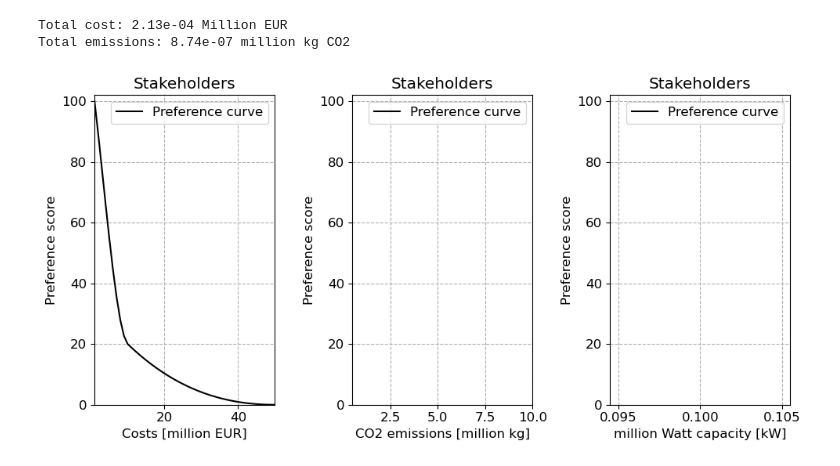
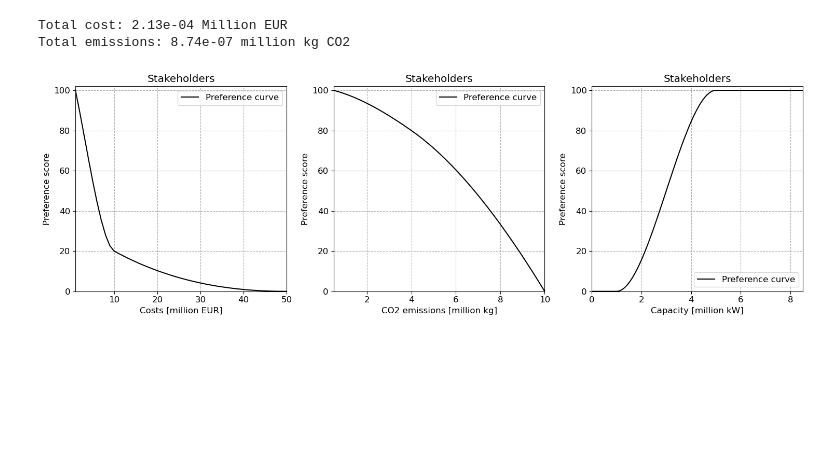
Before and after one commit to MauritsvG/CIEM1000_ElisabethIsland, a Jupyter notebook: Preferendus/Systems Design, Preferendus/2x2.ipynb, the cells around one changed output. Cells and saved outputs as stored; diff of their text form; code cells hidden in the pictures; blank space fills up the shorter version.

```diff
--- a/Preferendus/Systems Design, Preferendus/2x2.ipynb
+++ b/Preferendus/Systems Design, Preferendus/2x2.ipynb
@@ -154,15 +155,15 @@ bounds = [b1, b2]
 # create arrays for plotting continuous preference curves
 c1 = np.linspace(1, 50) #different values of x1
 c2 = np.linspace(0.5, 10) #different values of x2
-c2 = np.linspace(0, 1000000) #different values of x2
+c3 = np.linspace(0, 8.5, 100) #different values of x3
 
 # calculate the preference functions
 p1 = pchip_interpolate([1, 10, 50], [100, 20, 0], (c1))
 p2 = pchip_interpolate([0.5, 4, 10], [100, 80, 0], (c2))
-p3 = pchip_interpolate([1000, 500000, 1000000], [0, 80, 100], (c3))
+p3 = pchip_interpolate([0, 1, 5 , 8.5], [0, 0, 100 ,100], (c3))
 
 # create figure that plots all preference curves and the preference scores of the returned results of the GA
-fig = plt.figure(figsize=((10,5)))
+fig = plt.figure(figsize=((15,5)))
 
 font1 = {'size':20}
 font2 = {'size':15}
@@ -172,6 +173,7 @@ plt.rcParams['savefig.dpi'] = 300
 
 ax1 = fig.add_subplot(1, 3, 1)
 ax1.plot(c1, p1, label='Preference curve', color='black')
+
 ax1.set_xlim((1, 50))
 ax1.set_ylim((0, 102))
 ax1.set_title('Stakeholders')
@@ -179,35 +181,36 @@ ax1.set_xlabel('Costs [million EUR]')
 ax1.set_ylabel('Preference score')
 ax1.grid()
 ax1.grid(linestyle = '--')
 
 #fig = plt.figure()
 ax2 = fig.add_subplot(1, 3, 2)
 ax2.plot(c2, p2, label='Preference curve', color='black')
 ax2.set_xlim((0.5, 10))
 ax2.set_ylim((0, 102))
 ax2.set_title('Stakeholders')
 ax2.set_xlabel('CO2 emissions [million kg]')
 ax2.set_ylabel('Preference score')
 ax2.grid()
 ax2.legend()
 ax2.grid(linestyle = '--')
 
 ax3 = fig.add_subplot(1, 3, 3)
 ax3.plot(c3, p3, label='Preference curve', color='black')
+ax3.set_xlim((0, 8.5))
 ax3.set_ylim((0, 102))
 ax3.set_title('Stakeholders')
-ax3.set_xlabel('million Watt capacity [kW]')
+ax3.set_xlabel('Capacity [million kW]')
 ax3.set_ylabel('Preference score')
 ax3.grid()
 ax3.legend()
 ax3.grid(linestyle = '--')
 
 ax1.legend()
 ax2.legend()
 ax3.legend()
 fig.tight_layout()
 # %% [output]
-[figure, old version]
+[figure, new version]
 # %%
 # We run the optimization with two paradigms
 paradigm = ['minmax', 'tetra']
```
Also changed, not shown: parts of 3 cells of this notebook, 2 other files.
